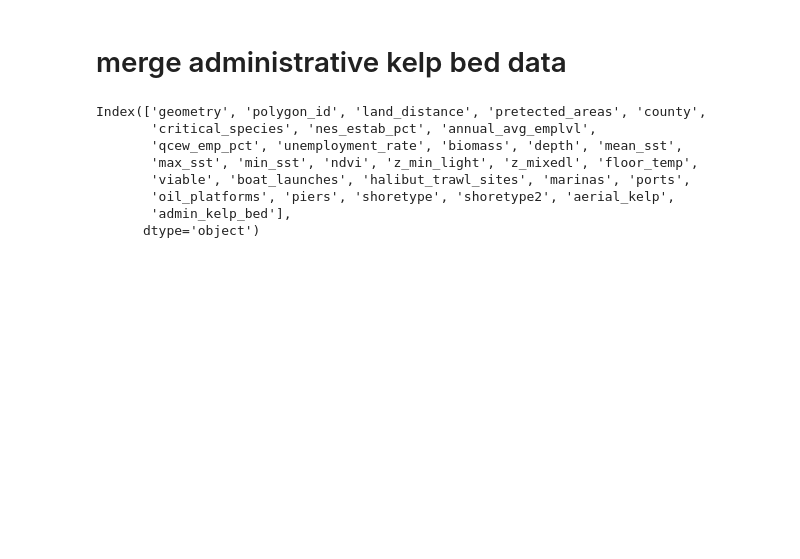
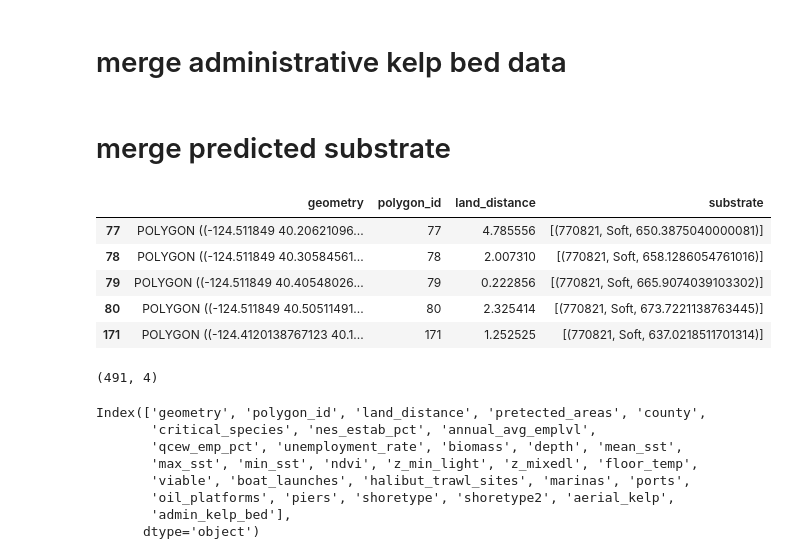
Before and after one commit to UCB-MIDS/Kelp-Capstone, a Jupyter notebook: pipeline/combine_data.ipynb, the cells around one changed output. Cells and saved outputs as stored; diff of their text form; code cells hidden in the pictures; blank space fills up the shorter version.

```diff
--- a/pipeline/combine_data.ipynb
+++ b/pipeline/combine_data.ipynb
@@ -847,4 +847,19 @@ grid_df['admin_kelp_bed'] = grid_df.geometry.apply(lambda x: get_closest_areas(x
                                                                         kelp_beds.Status,\
                                                                         1,1,1))
 grid_df['admin_kelp_bed'] = grid_df.admin_kelp_bed.apply(lambda x: x[0][1])
+# %% [markdown]
+# merge predicted substrate
+# %%
+substrate = pd.read_pickle(pickles+'substrate.pkl')
+grid_df['substrate'] = grid_df.geometry.apply(lambda x: get_closest_areas(x,substrate.geometry,\
+                                                                        substrate.substrate,\
+                                                                        1,1,1))
+grid_df.head()
+# %% [output]
+|  | geometry | polygon_id | land_distance | substrate |
+| 77 | POLYGON ((-124.511849 40.20621096... | 77 | 4.785556 | [(770821, Soft, 650.3875040000081)] |
+| 78 | POLYGON ((-124.511849 40.30584561... | 78 | 2.007310 | [(770821, Soft, 658.1286054761016)] |
+| 79 | POLYGON ((-124.511849 40.40548026... | 79 | 0.222856 | [(770821, Soft, 665.9074039103302)] |
+| 80 | POLYGON ((-124.511849 40.50511491... | 80 | 2.325414 | [(770821, Soft, 673.7221138763445)] |
+| 171 | POLYGON ((-124.4120138767123 40.1... | 171 | 1.252525 | [(770821, Soft, 637.0218511701314)] |
 # %%
@@ -851,0 +867,5 @@ grid_df.to_pickle('../data/pickles/grid_df_hundredth.pkl')
+# %%
+test = pd.read_pickle(pickles+'grid_df_substrate.pkl')
+test.shape
+# %% [output]
+(491, 4)
```
Also changed, not shown: parts of 3 cells of this notebook, 1 other file.
